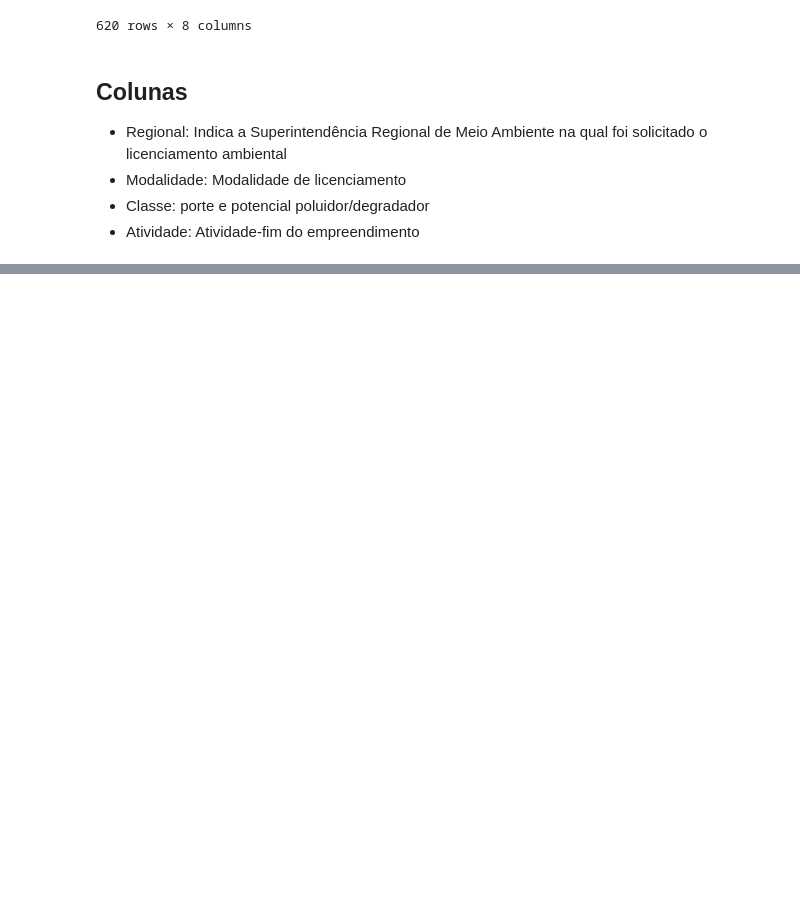
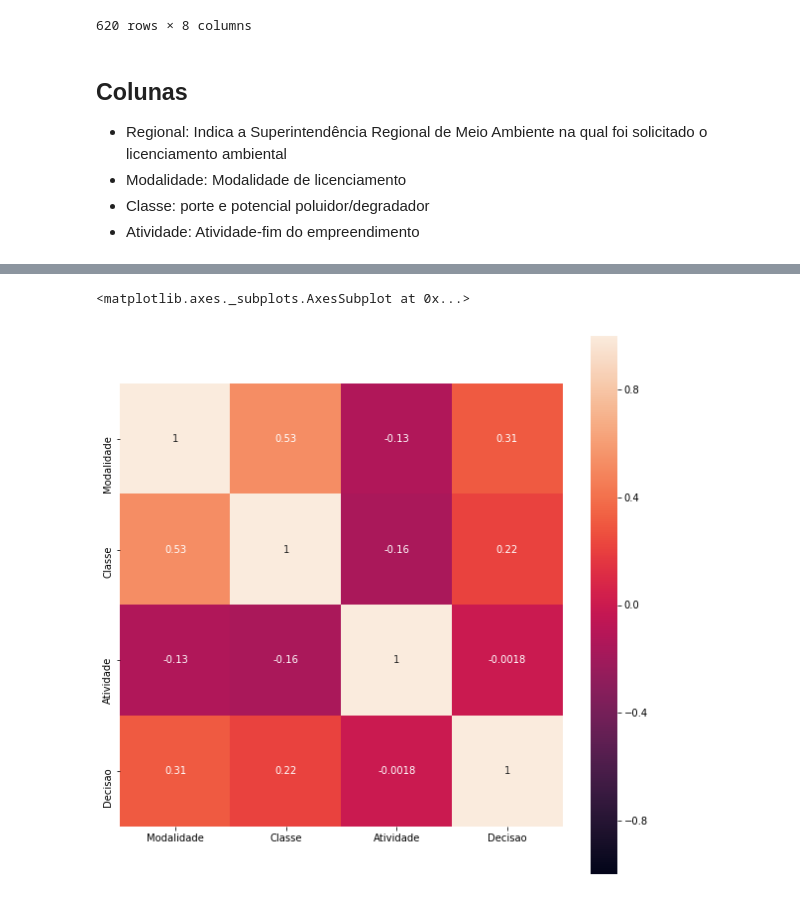
Before and after one commit to jose-de-melo/curso-mineracao-de-dados-aplicada, a Jupyter notebook: aula3-coleta-de-dados/atividade-analise-exploratoria.ipynb, the cells around one changed output, grey strips where cells are left out. Cells and saved outputs as stored; diff of their text form; code cells hidden in the pictures; blank space fills up the shorter version.

Commit message:
[UP] Finalizando atividades da aula 3

```diff
--- a/aula3-coleta-de-dados/atividade-analise-exploratoria.ipynb
+++ b/aula3-coleta-de-dados/atividade-analise-exploratoria.ipynb
@@ -7,6 +10,13 @@ import seaborn as sns
 
 import warnings
 warnings.filterwarnings('ignore')
+# %%
+decisoes = {
+    'Indeferida': 0,
+    'Deferida': 1,
+    'Cancelada': 2,
+    'Arquivamento': 3
+}
 # %%
 df = pd.read_csv('processos_de_licenciamento_ambiental.csv')
 # %%
@@ -43,0 +71,3 @@ df
+# %%
+df_numerico = df.copy()
+df_numerico['Decisao'] = df_numerico['Decisao'].apply(lambda x: decisoes[x])
@@ -43,0 +95,2 @@ df
+# %%
+df_numerico['Modalidade'] = preprocessing.LabelEncoder().fit_transform(y=df_numerico['Modalidade'])
@@ -43,0 +118,6 @@ df
+# %%
+df_numerico['Atividade'] = preprocessing.LabelEncoder().fit_transform(y=df_numerico['Atividade'])
+df_numerico['Municipio'] = preprocessing.LabelEncoder().fit_transform(y=df_numerico['Municipio'])
+df_numerico['Regional'] = preprocessing.LabelEncoder().fit_transform(y=df_numerico['Regional'])
+
+df_numerico.head()
@@ -43,0 +141,17 @@ df
+# %%
+corr_mat = df_numerico[['Modalidade', 'Classe', 'Atividade', 'Decisao']].corr()
+
+
+
+f, ax = plt.subplots(figsize=(10, 10))
+
+sns.heatmap(
+    corr_mat,
+    annot=True,
+    square=True,
+    vmax=1,
+    vmin=-1
+)
+# %% [output]
+<matplotlib.axes._subplots.AxesSubplot at 0x...>
+[figure, added]
```
Also changed, not shown: parts of 21 cells of this notebook, 2 other files.
